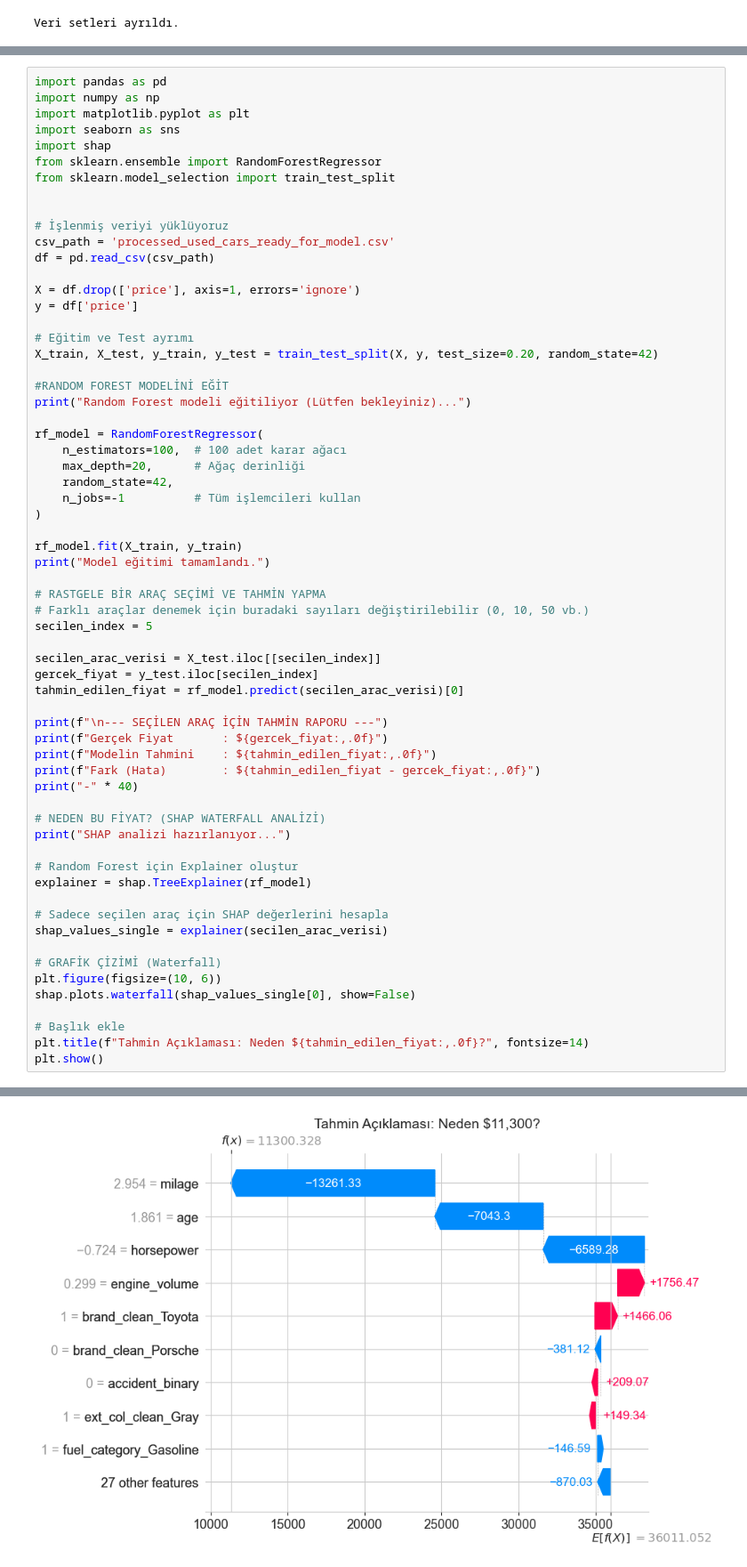
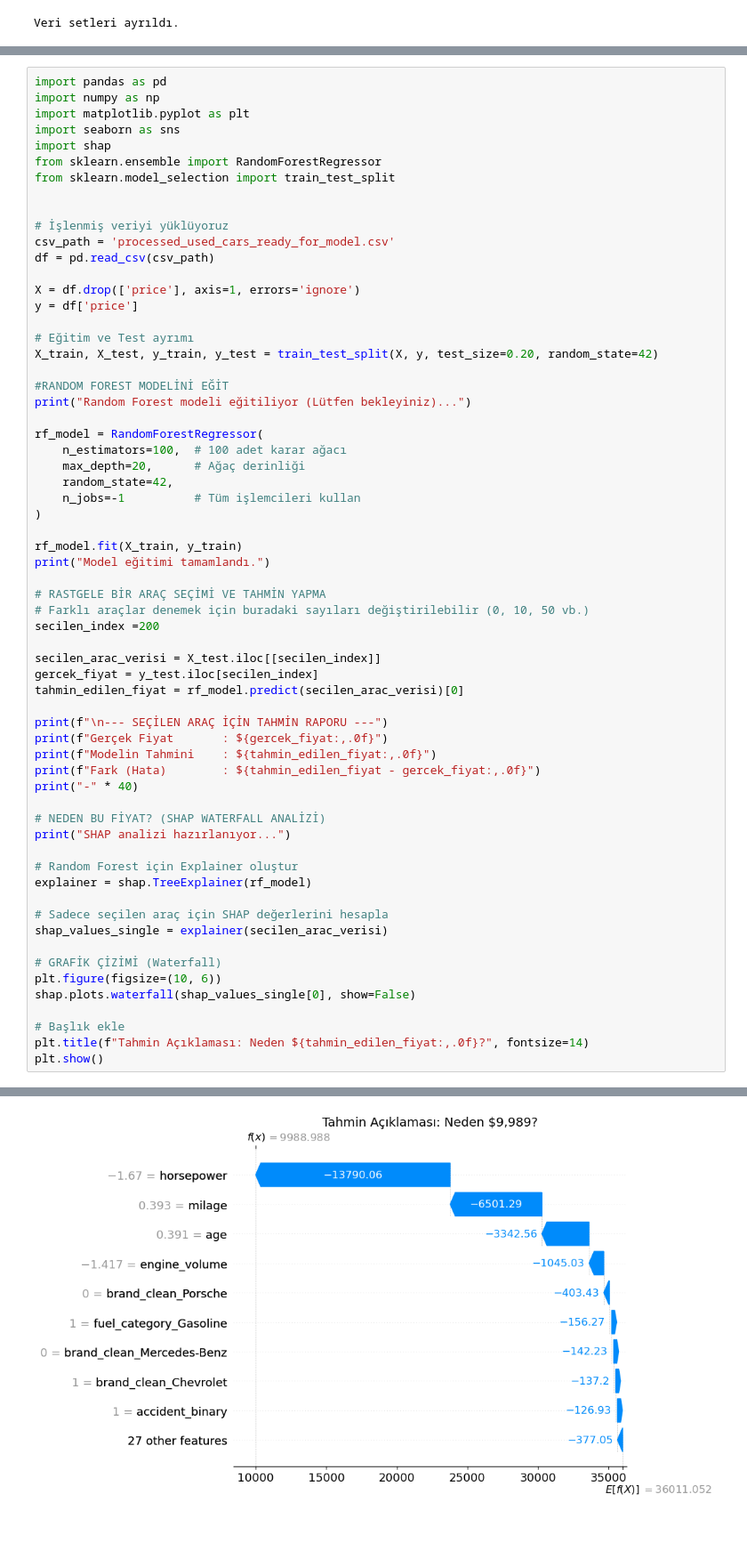
Before and after one commit to Yusufygc/Used_cars_price_prediction_with_mlModels, a Jupyter notebook: ysfDeneme/5_xai.ipynb, the cells around one changed output, grey strips where cells are left out. Shown at 89% size. Saved outputs shown, nothing was run; the diff lists cells and outputs as text; blank space fills up the shorter version.

```diff
--- a/ysfDeneme/5_xai.ipynb
+++ b/ysfDeneme/5_xai.ipynb
@@ -105,7 +105,7 @@ print("Model eğitimi tamamlandı.")
 
 # RASTGELE BİR ARAÇ SEÇİMİ VE TAHMİN YAPMA
 # Farklı araçlar denemek için buradaki sayıları değiştirilebilir (0, 10, 50 vb.)
-secilen_index = 5
+secilen_index =200
 
 secilen_arac_verisi = X_test.iloc[[secilen_index]]
 gercek_fiyat = y_test.iloc[secilen_index]
@@ -144,6 +144,6 @@ Fark (Hata)        : $2,750
 ----------------------------------------
 SHAP analizi hazırlanıyor...
-[figure, old version]
+[figure, new version]
 # %% [markdown]
 Çıkan Grafik Nasıl Okunur?Bu grafik (Waterfall Plot),
 modelin karar verme hikayesini anlatır:$E[f(X)]$ (Alt Kısım): Bu, modelinizin gördüğü ortalama araba fiyatıdır (Başlangıç noktası).
```
Also changed, not shown: parts of 1 cell of this notebook.
